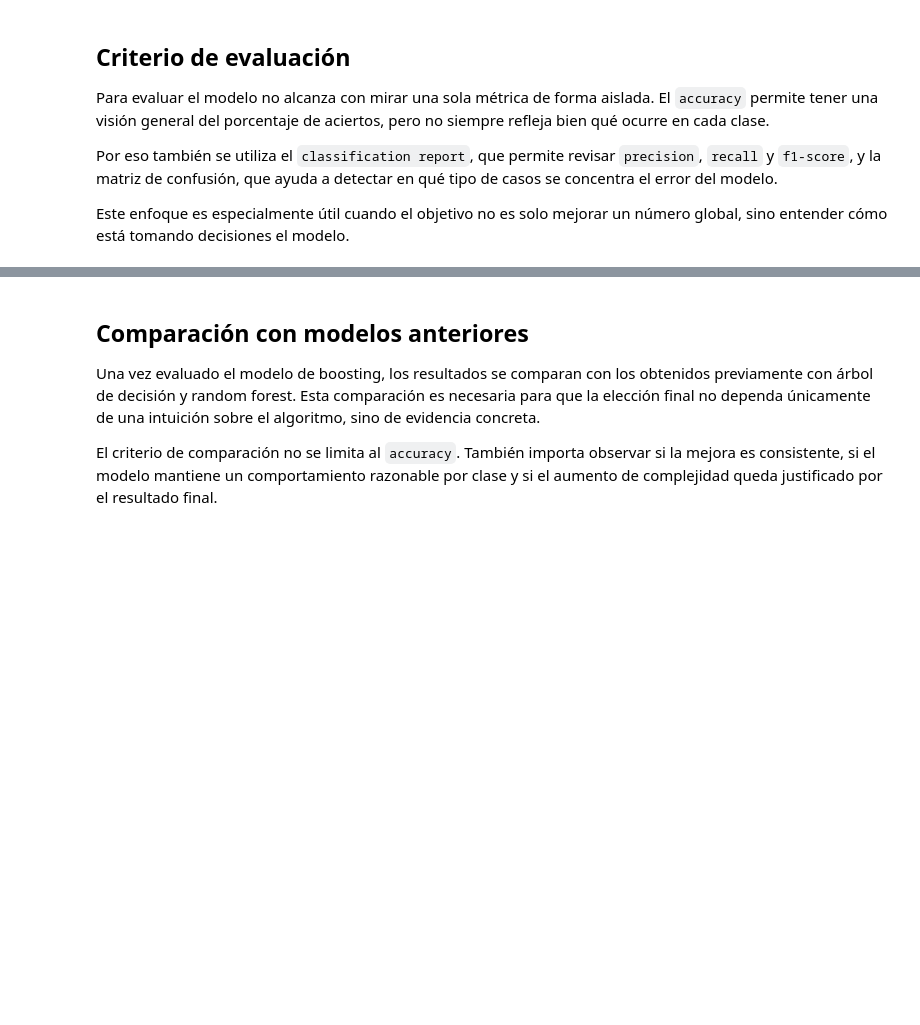
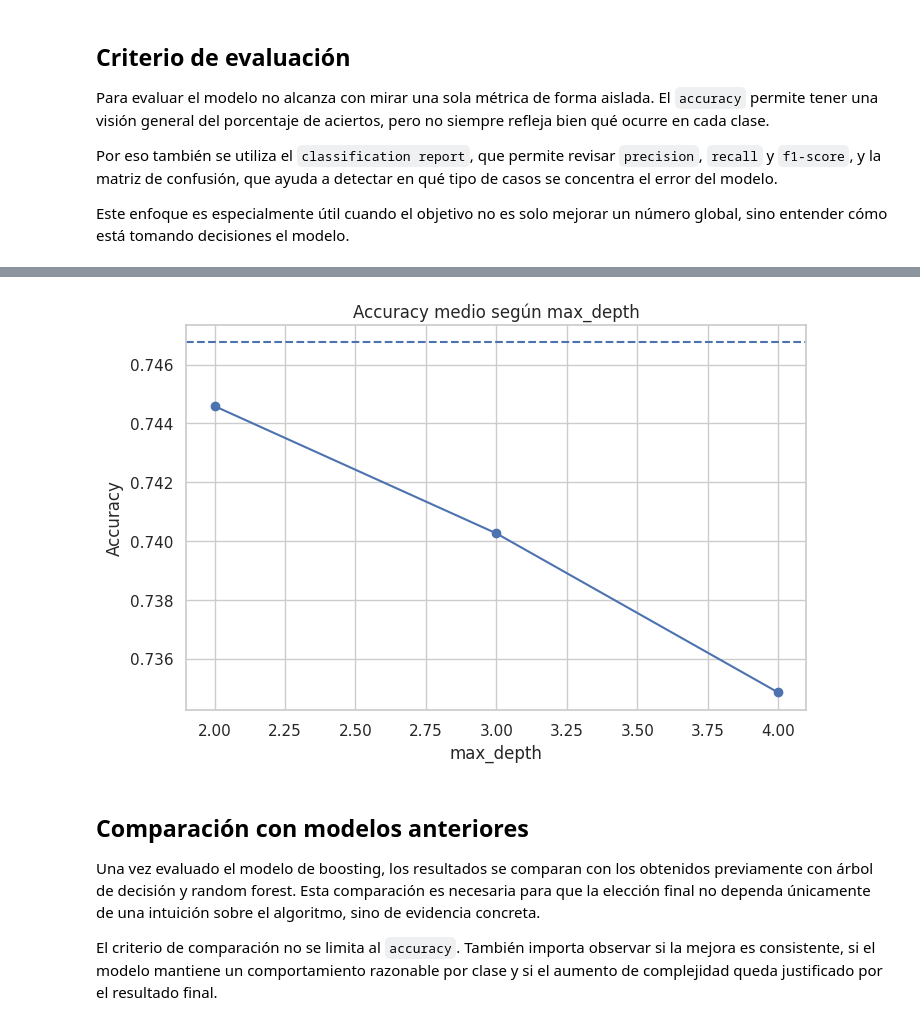
Before and after one commit to 4GeeksAcademy/gondelles-boosting-algorithm-project, a Jupyter notebook: src/boosting_diabetes.ipynb, the cells around one changed output, grey strips where cells are left out. Saved outputs shown, nothing was run; the diff lists cells and outputs as text; code cells hidden in the pictures; blank space fills up the shorter version.

```diff
--- a/src/boosting_diabetes.ipynb
+++ b/src/boosting_diabetes.ipynb
@@ -408,3 +547,19 @@ Este enfoque es especialmente útil cuando el objetivo no es solo mejorar un nú
+# %%
+plot_depth = (
+    results_df.groupby("max_depth", as_index=False)["accuracy"]
+    .mean()
+    .sort_values("max_depth")
+)
+
+plt.figure(figsize=(8, 5))
+plt.plot(plot_depth["max_depth"], plot_depth["accuracy"], marker="o")
+plt.axhline(baseline_accuracy, linestyle="--")
+plt.title("Accuracy medio según max_depth")
+plt.xlabel("max_depth")
+plt.ylabel("Accuracy")
+plt.show()
+# %% [output]
+[figure, added]
 # %% [markdown]
 ## Comparación con modelos anteriores
 
```
Also changed, not shown: parts of 13 cells of this notebook.
